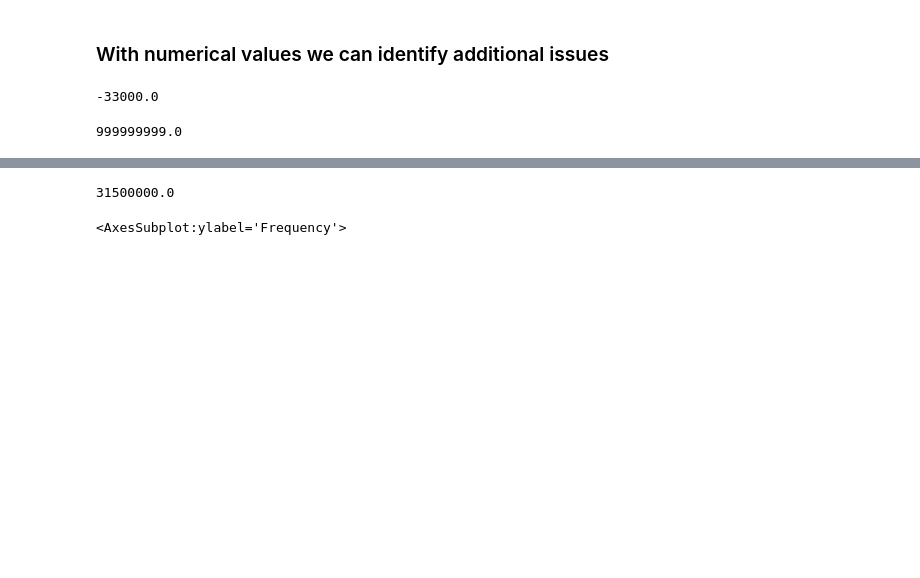
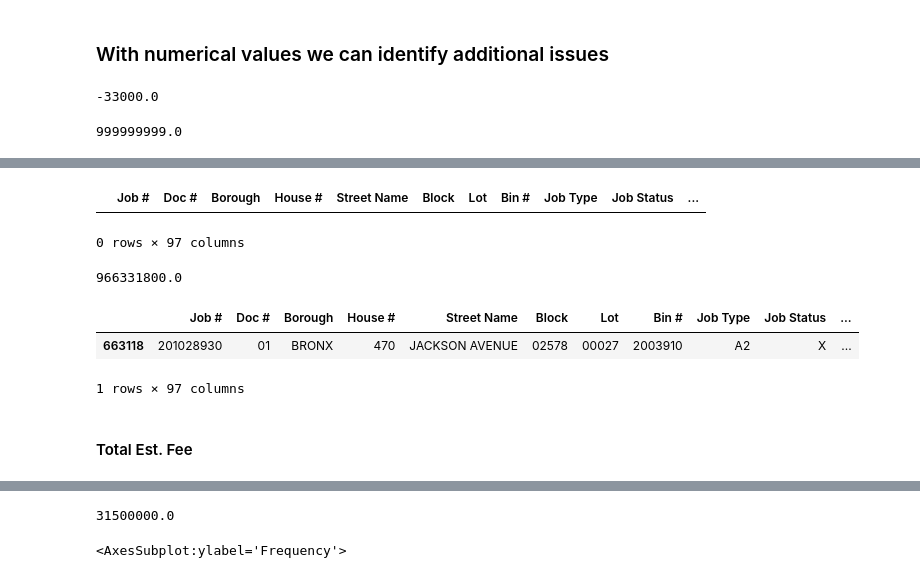
Before and after one commit to darkcb109/DOB-Job-Application-Cleaning, a Jupyter notebook: DOB_Job_Cleaning.ipynb, the cells around one changed output, grey strips where cells are left out. Saved outputs shown, nothing was run; the diff lists cells and outputs as text; code cells hidden in the pictures; blank space fills up the shorter version.

```diff
--- a/DOB_Job_Cleaning.ipynb
+++ b/DOB_Job_Cleaning.ipynb
@@ -926,3 +937,22 @@ df.loc[df['Initial Cost']>= 9000000]
+# %%
+df["Initial Cost"] = df["Initial Cost"].astype('float')
+df.loc[df['Initial Cost'] == 999999999]
+# %% [output]
+|  | Job # | Doc # | Borough | House # | Street Name | Block | Lot | Bin # | Job Type | Job Status | ... |
+0 rows × 97 columns
+# %%
+df["Initial Cost"].max()
+# %% [output]
+966331800.0
+# %%
+#nothing wrong with this one anymore
+df.loc[df['Initial Cost'] == 966331800]
+# %% [output]
+|  | Job # | Doc # | Borough | House # | Street Name | Block | Lot | Bin # | Job Type | Job Status | ... |
+| 663118 | 201028930 | 01 | BRONX | 470 | JACKSON AVENUE | 02578 | 00027 | 2003910 | A2 | X | ... |
+1 rows × 97 columns
+# %% [markdown]
+#### Total Est. Fee
 # %%
 show_vals("Total Est. Fee")
 show_vals("Fee Status")
```
Also changed, not shown: parts of 64 cells of this notebook.
